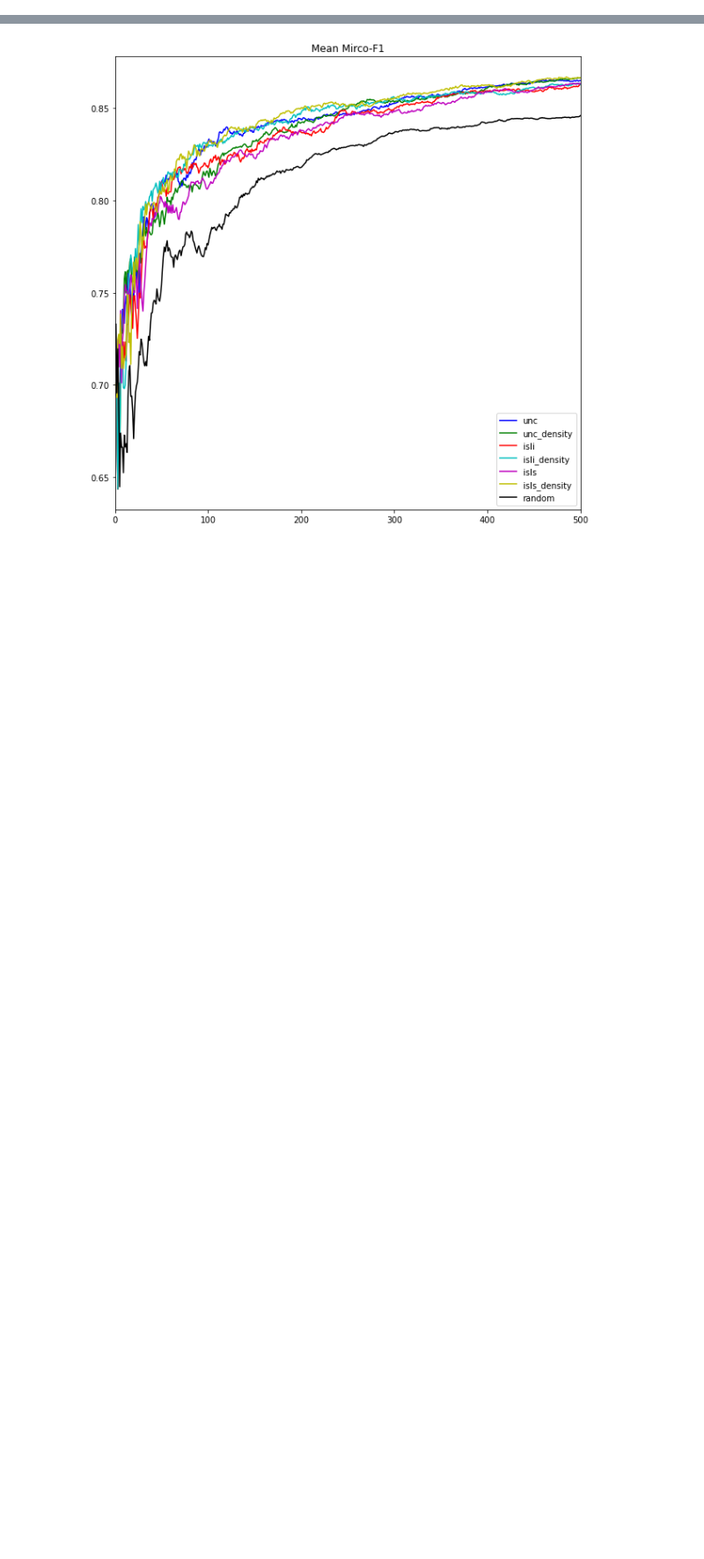
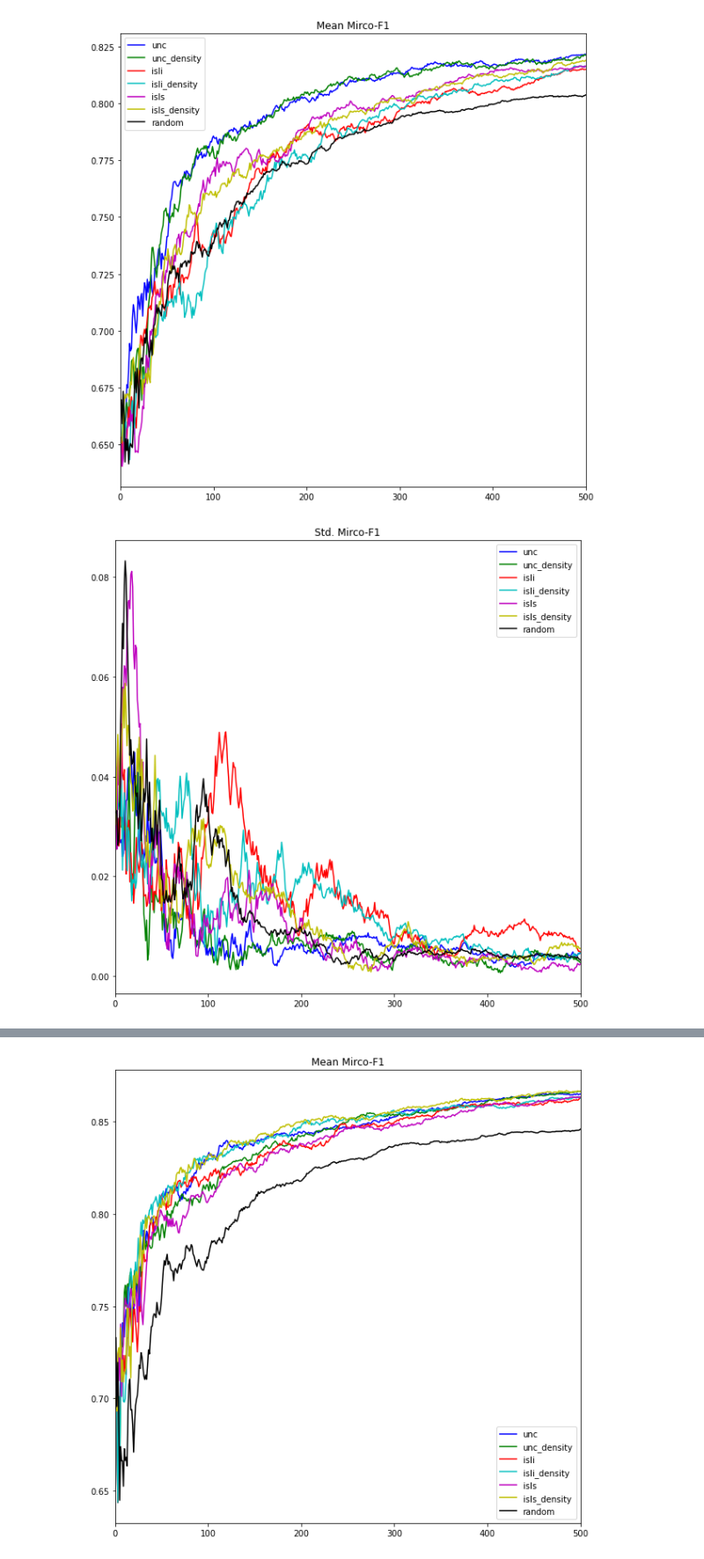
Before and after one commit to jsandersen/ProxyAL, a Jupyter notebook: eval_proxy/plot_results.ipynb, the cells around one changed output, grey strips where cells are left out. Shown at 88% size. Cells and saved outputs as stored; diff of their text form; code cells hidden in the pictures; blank space fills up the shorter version.

```diff
--- a/eval_proxy/plot_results.ipynb
+++ b/eval_proxy/plot_results.ipynb
@@ -9,0 +65,15 @@ plt.rcParams["figure.figsize"] = (10,10)
+# %%
+dataset = 'imdb'
+encoding = 'sif'
+sampler = ['unc', 'unc_density', 'isli', 'isli_density', 'isls', 'isls_density']
+colors = ['b', 'g', 'r', 'c', 'm', 'y']
+
+dirs = [f'./res/{dataset}_{encoding}_{x}_test_1_100_5' for x in sampler]
+
+dir_rnd = f'./res/{dataset}_{encoding}_unc_test_rnd_1_100_5'
+color_rnd = 'black'
+label_rnd = 'random'
+plot_f1(dirs + [dir_rnd], colors + [color_rnd], sampler + [label_rnd])
+# %% [output]
+[figure, added]
+[figure, added]
```
Also changed, not shown: parts of 7 cells of this notebook, 19 other files.
